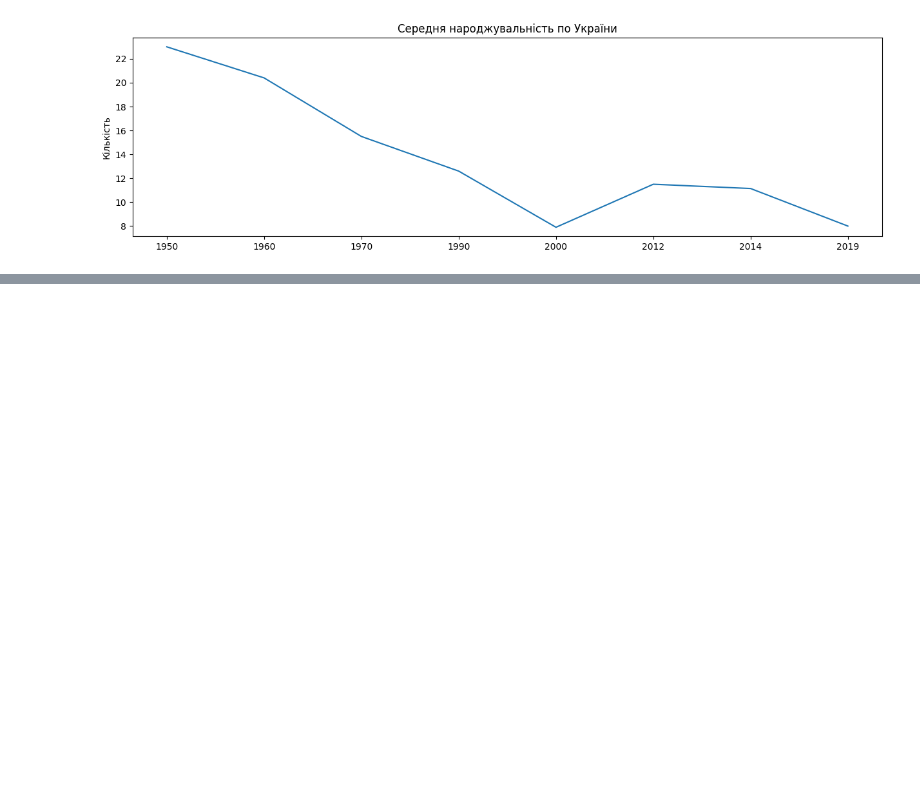
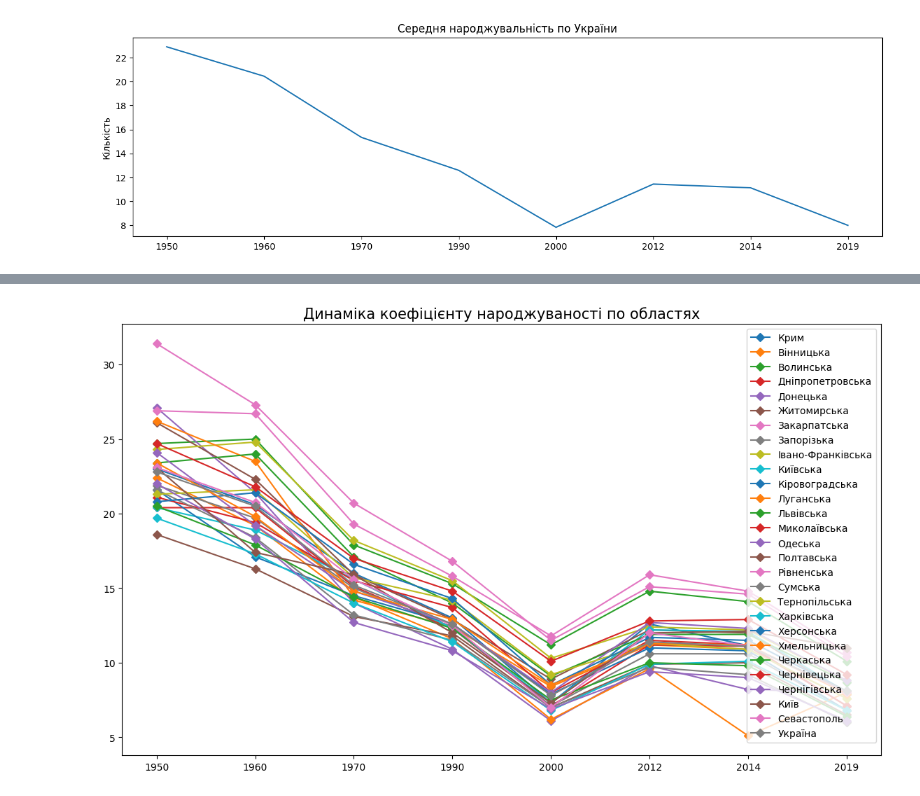
Before and after one commit to tarsweb-Python-GOIT/DS-HW, a Jupyter notebook: hw-02-01.ipynb, the cells around one changed output, grey strips where cells are left out. Saved outputs shown, nothing was run; the diff lists cells and outputs as text; code cells hidden in the pictures; blank space fills up the shorter version.

```diff
--- a/hw-02-01.ipynb
+++ b/hw-02-01.ipynb
@@ -241,0 +228,14 @@ data.plot(x="Регіон", y=data.columns[1:], title="Народжуваніс
+# %%
+plt.figure(figsize=(14,8))
+
+colums_count = dataframe.shape[1]
+columns = dataframe.columns.to_list()[1:colums_count]
+
+for index, row in dataframe.iterrows():
+  plt.plot(columns, row.values[1:colums_count], label=row.values[0], marker="D",)
+
+plt.title('Динаміка коефіцієнту народжуваності по областях', fontsize=15)
+plt.legend()
+plt.show()
+# %% [output]
+[figure, added]
```
Also changed, not shown: parts of 55 cells of this notebook, 2 other files.
